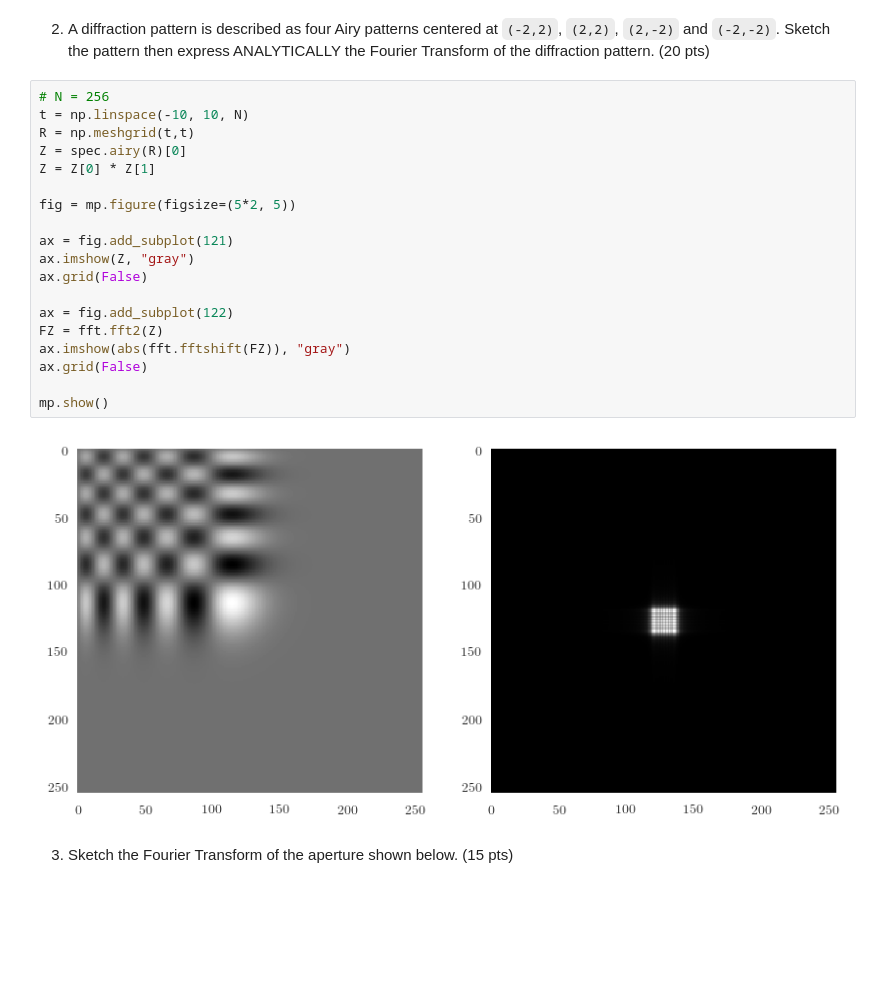
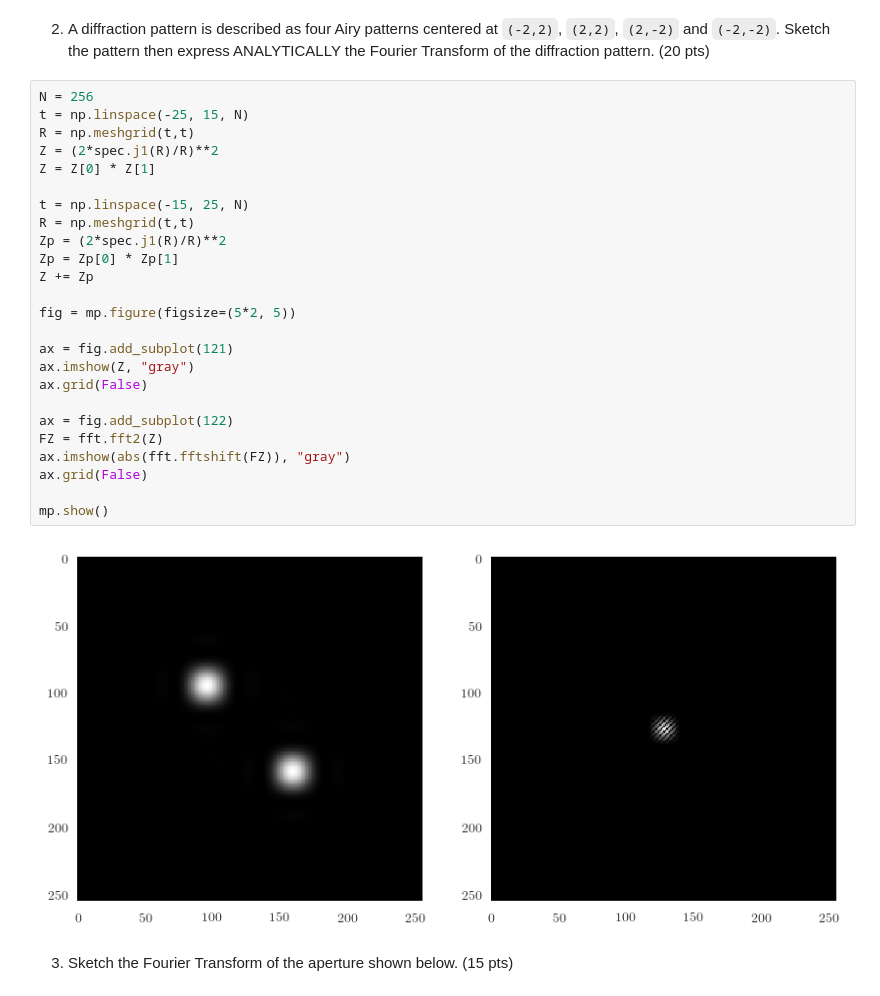
Before and after one commit to kvdomingo/Physics-166, a Jupyter notebook: LE2.ipynb, the cells around one changed output. Drawn from its saved outputs; the diff is of its cells as text; blank space fills up the shorter version.

```diff
--- a/LE2.ipynb
+++ b/LE2.ipynb
@@ -249,26 +250,32 @@ mp.show()
 # %% [markdown]
 2. A diffraction pattern is described as four Airy patterns centered at `(-2,2)`, `(2,2)`, `(2,-2)` and `(-2,-2)`. Sketch the pattern then express ANALYTICALLY the Fourier Transform of the diffraction pattern. (20 pts)
 # %%
-# N = 256
-t = np.linspace(-10, 10, N)
+N = 256
+t = np.linspace(-25, 15, N)
 R = np.meshgrid(t,t)
-Z = spec.airy(R)[0]
+Z = (2*spec.j1(R)/R)**2
 Z = Z[0] * Z[1]
+
+t = np.linspace(-15, 25, N)
+R = np.meshgrid(t,t)
+Zp = (2*spec.j1(R)/R)**2
+Zp = Zp[0] * Zp[1]
+Z += Zp
 
 fig = mp.figure(figsize=(5*2, 5))
 
 ax = fig.add_subplot(121)
 ax.imshow(Z, "gray")
 ax.grid(False)
 
 ax = fig.add_subplot(122)
 FZ = fft.fft2(Z)
 ax.imshow(abs(fft.fftshift(FZ)), "gray")
 ax.grid(False)
 
 mp.show()
 # %% [output]
-[figure, old version]
+[figure, new version]
 # %% [markdown]
 3. Sketch the Fourier Transform of the aperture shown below. (15 pts)
 # %%
```
Also changed, not shown: parts of 3 cells of this notebook.
